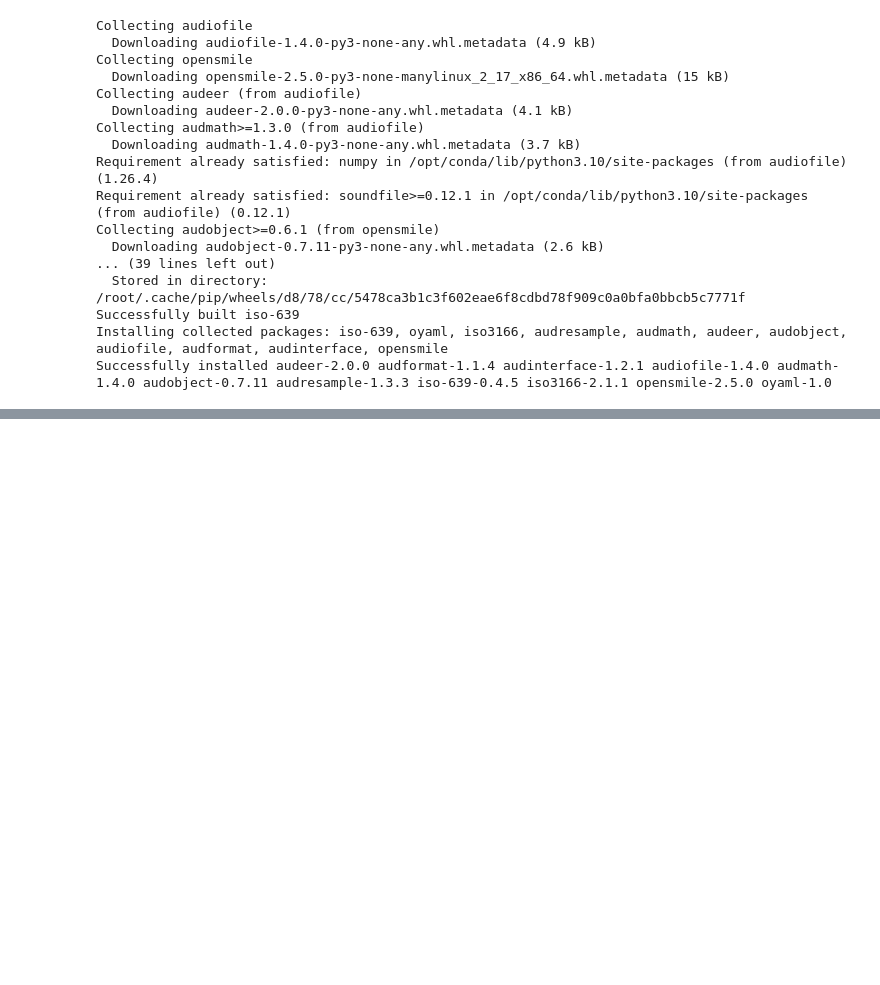
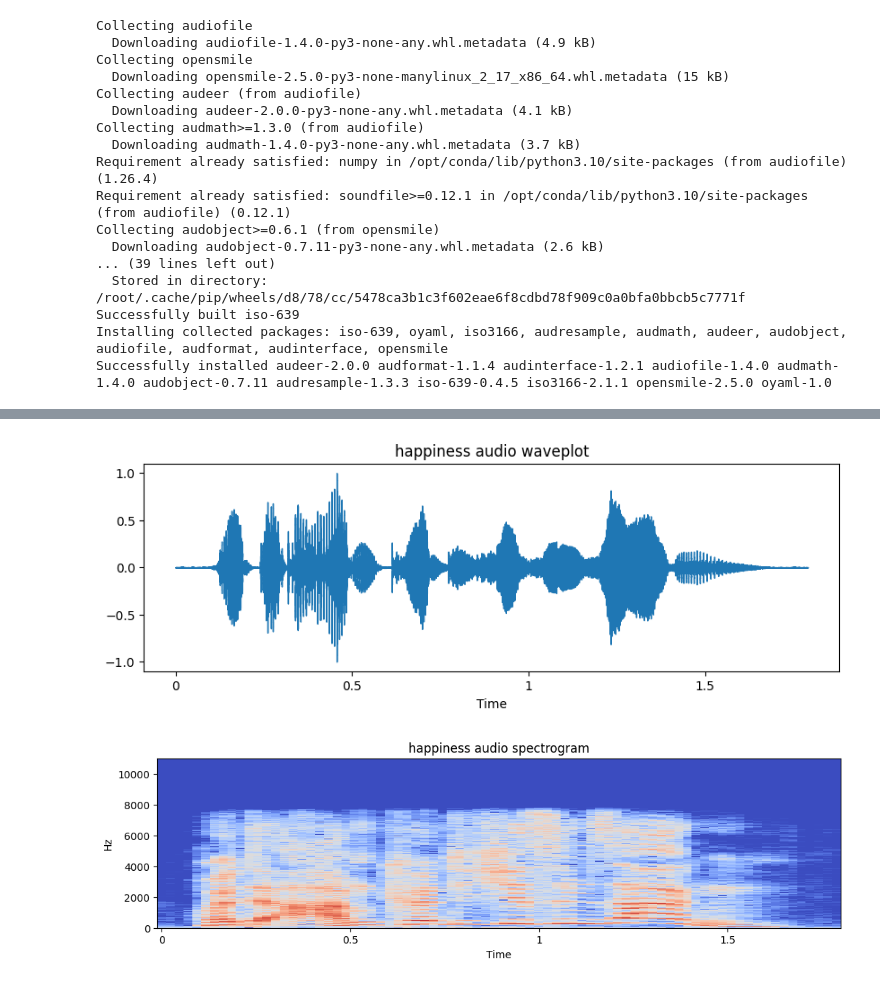
Before and after one commit to Captaindoggo/CUSSer, a Jupyter notebook: data_processing EmoDB.ipynb, the cells around one changed output, grey strips where cells are left out. Saved outputs shown, nothing was run; the diff lists cells and outputs as text; code cells hidden in the pictures; blank space fills up the shorter version.

```diff
--- a/data_processing EmoDB.ipynb
+++ b/data_processing EmoDB.ipynb
@@ -119,15 +124,21 @@ plt.show()
 # %%
-#Function definitions for wave plots and spectrograms
-
-
+# Audio analysis functions
 def waveplot(data, sr, e):
-    plt.figure(figsize = (10, 3))
+    plt.figure(figsize=(10, 3))
     plt.title(f"{e} audio waveplot")
-    librosa.display.waveshow(data, sr = sr)
+    librosa.display.waveshow(data, sr=sr)
 
 def spectrogram(data, sr, e):
     X = librosa.stft(data)
     Xdb = librosa.amplitude_to_db(abs(X))
-    plt.figure(figsize = (12, 3))
+    plt.figure(figsize=(12, 3))
     plt.title(f"{e} audio spectrogram")
-    librosa.display.specshow(Xdb, sr = sr, x_axis = 'time', y_axis = 'hz')
+    librosa.display.specshow(Xdb, sr=sr, x_axis='time', y_axis='hz')
+# Sample Audio Processing
+path = emodb_df.iloc[0]["Path"]
+emotion = emodb_df.iloc[0]["Emotion"]
+data, sampling_rate = librosa.load(path)
+waveplot(data, sampling_rate, emotion)
+spectrogram(data, sampling_rate, emotion)
+Audio(path)
+# %% [output]
@@ -133,0 +146,2 @@ def spectrogram(data, sr, e):
+[figure, added]
+[figure, added]
```
Also changed, not shown: parts of 12 cells of this notebook.
